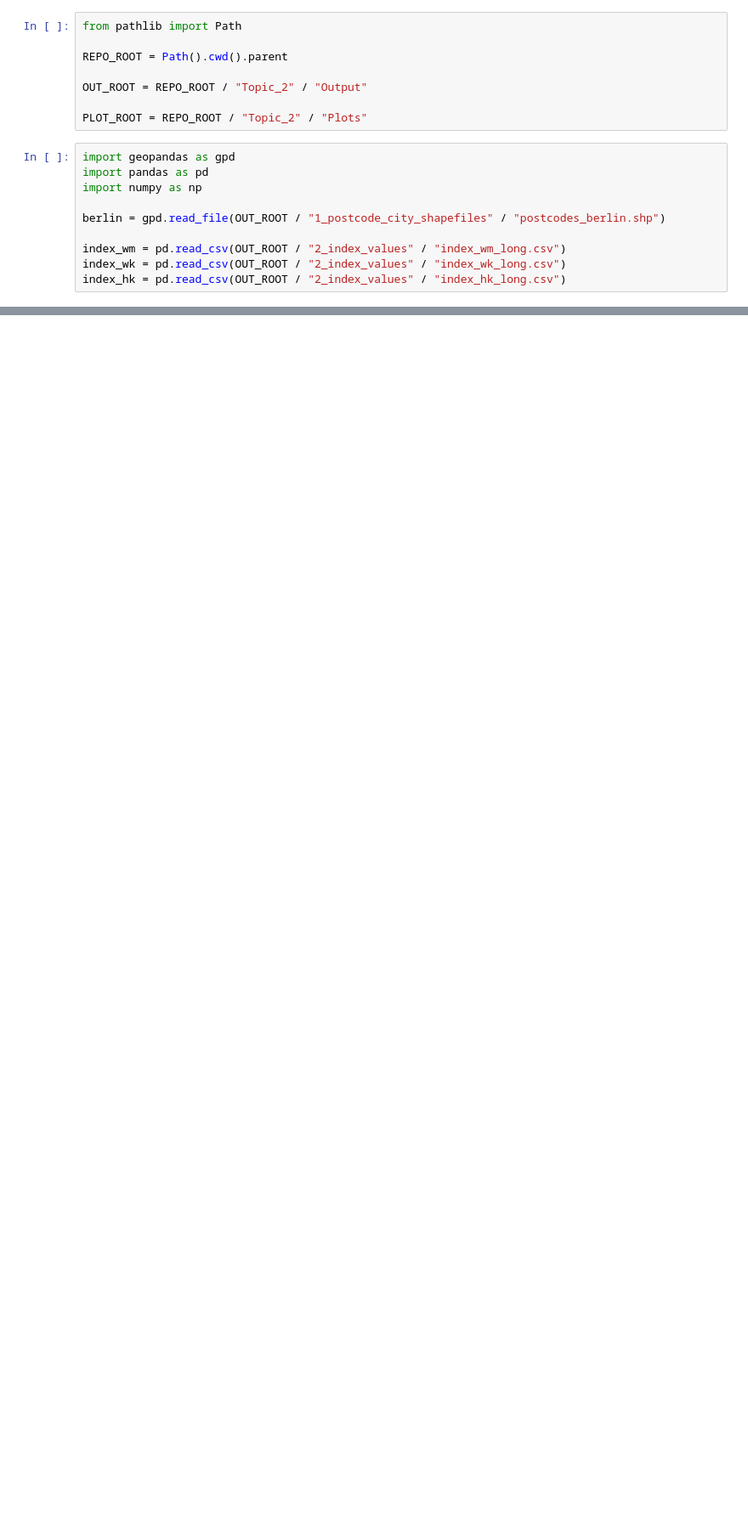
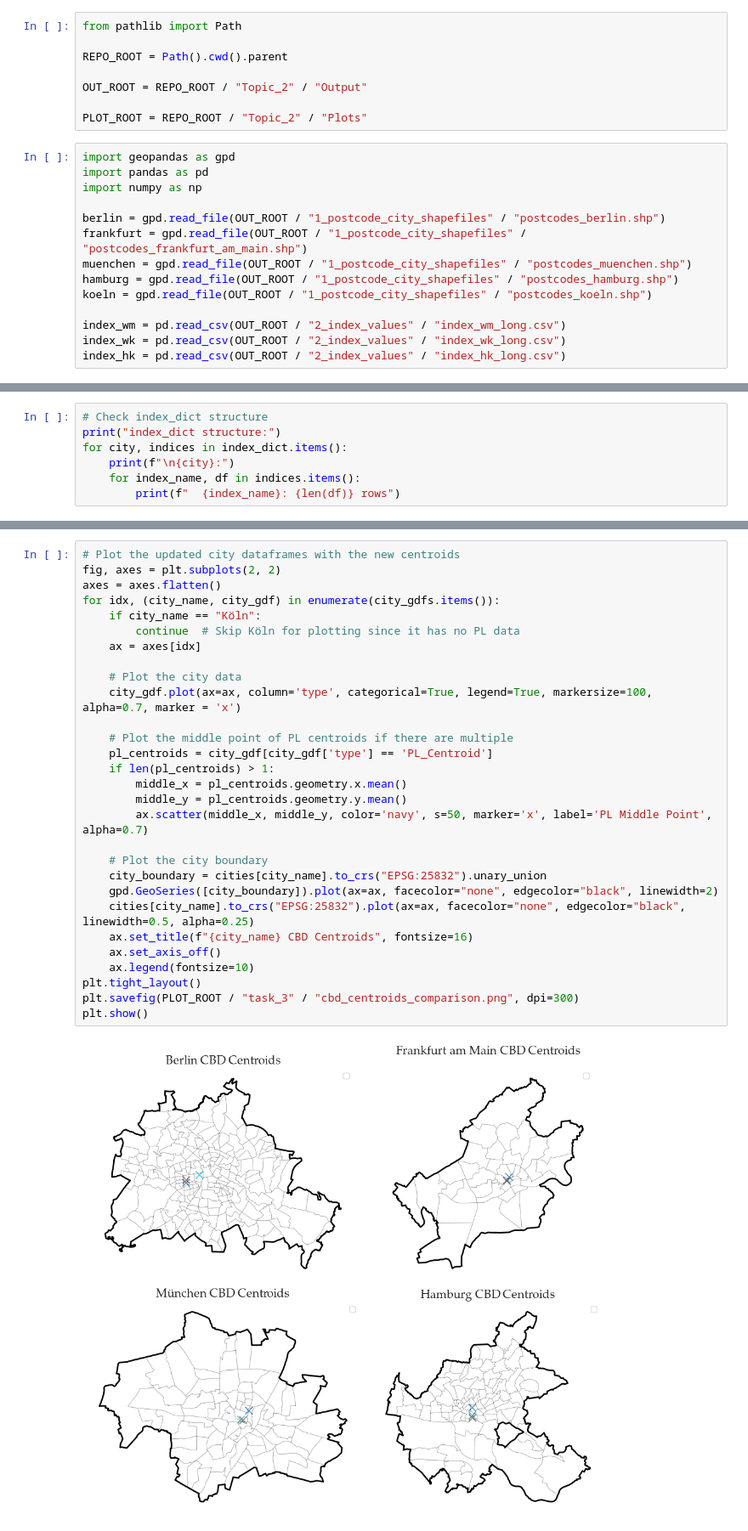
Before and after one commit to jendrkk/QSE-Tutorial, a Jupyter notebook: Topic_2/task_3.ipynb, the cells around one changed output, grey strips where cells are left out. Shown at 85% size. Saved outputs shown, nothing was run; the diff lists cells and outputs as text; blank space fills up the shorter version.

```diff
--- a/Topic_2/task_3.ipynb
+++ b/Topic_2/task_3.ipynb
@@ -12,6 +12,10 @@ import pandas as pd
 import numpy as np
 
 berlin = gpd.read_file(OUT_ROOT / "1_postcode_city_shapefiles" / "postcodes_berlin.shp")
+frankfurt = gpd.read_file(OUT_ROOT / "1_postcode_city_shapefiles" / "postcodes_frankfurt_am_main.shp")
+muenchen = gpd.read_file(OUT_ROOT / "1_postcode_city_shapefiles" / "postcodes_muenchen.shp")
+hamburg = gpd.read_file(OUT_ROOT / "1_postcode_city_shapefiles" / "postcodes_hamburg.shp")
+koeln = gpd.read_file(OUT_ROOT / "1_postcode_city_shapefiles" / "postcodes_koeln.shp")
 
 index_wm = pd.read_csv(OUT_ROOT / "2_index_values" / "index_wm_long.csv")
 index_wk = pd.read_csv(OUT_ROOT / "2_index_values" / "index_wk_long.csv")
@@ -18,0 +61,7 @@ index_hk = pd.read_csv(OUT_ROOT / "2_index_values" / "index_hk_long.csv")
+# %%
+# Check index_dict structure
+print("index_dict structure:")
+for city, indices in index_dict.items():
+    print(f"\n{city}:")
+    for index_name, df in indices.items():
+        print(f"  {index_name}: {len(df)} rows")
@@ -52,0 +366,31 @@ plt.show()
+# %%
+# Plot the updated city dataframes with the new centroids
+fig, axes = plt.subplots(2, 2)
+axes = axes.flatten()
+for idx, (city_name, city_gdf) in enumerate(city_gdfs.items()):
+    if city_name == "Köln":
+        continue  # Skip Köln for plotting since it has no PL data
+    ax = axes[idx]
+
+    # Plot the city data
+    city_gdf.plot(ax=ax, column='type', categorical=True, legend=True, markersize=100, alpha=0.7, marker = 'x')
+
+    # Plot the middle point of PL centroids if there are multiple
+    pl_centroids = city_gdf[city_gdf['type'] == 'PL_Centroid']
+    if len(pl_centroids) > 1:
+        middle_x = pl_centroids.geometry.x.mean()
+        middle_y = pl_centroids.geometry.y.mean()
+        ax.scatter(middle_x, middle_y, color='navy', s=50, marker='x', label='PL Middle Point', alpha=0.7)
+
+    # Plot the city boundary
+    city_boundary = cities[city_name].to_crs("EPSG:25832").unary_union
+    gpd.GeoSeries([city_boundary]).plot(ax=ax, facecolor="none", edgecolor="black", linewidth=2)
+    cities[city_name].to_crs("EPSG:25832").plot(ax=ax, facecolor="none", edgecolor="black", linewidth=0.5, alpha=0.25)
+    ax.set_title(f"{city_name} CBD Centroids", fontsize=16)
+    ax.set_axis_off()
+    ax.legend(fontsize=10)
+plt.tight_layout()
+plt.savefig(PLOT_ROOT / "task_3" / "cbd_centroids_comparison.png", dpi=300)
+plt.show()
+# %% [output]
+[figure, added]
```
Also changed, not shown: parts of 22 cells of this notebook, 8 other files.
